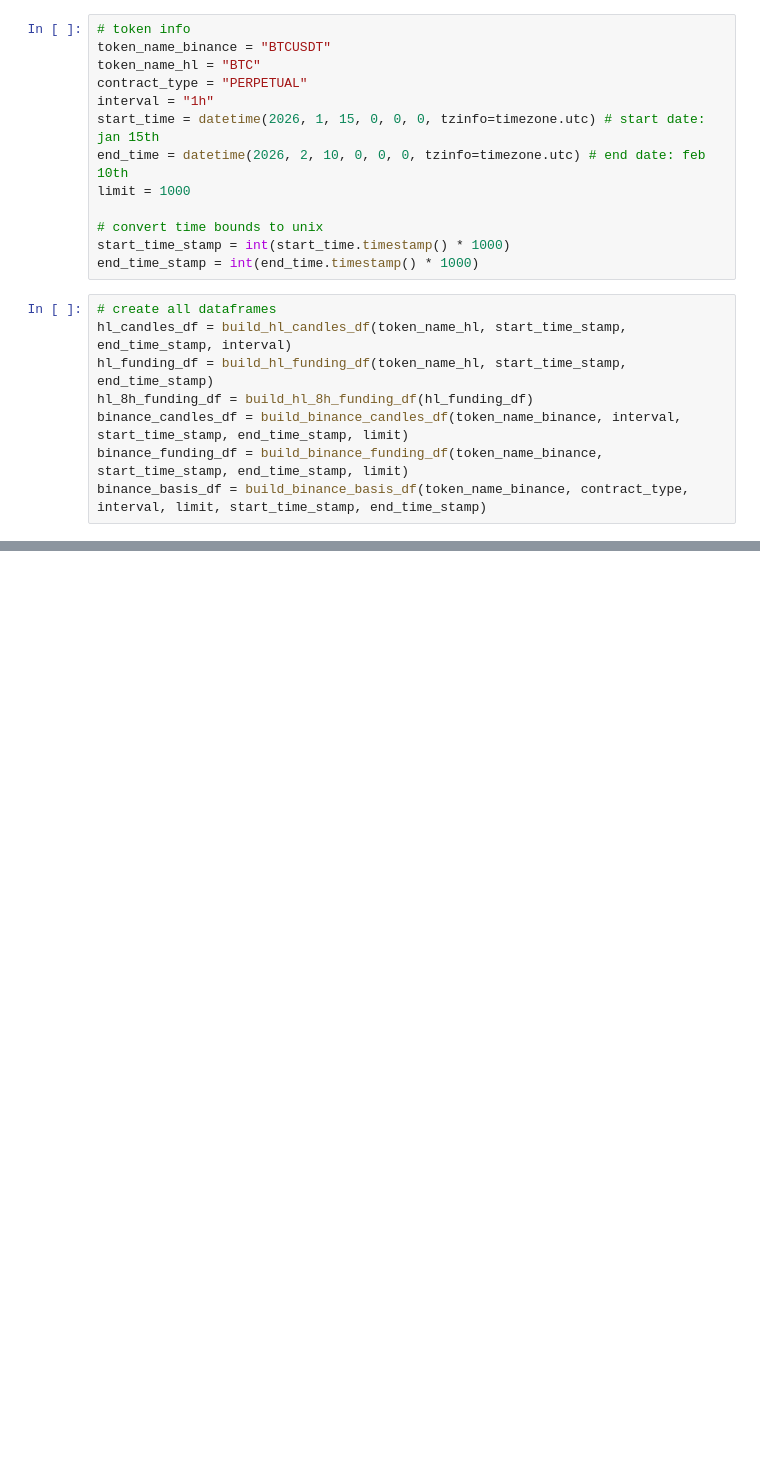
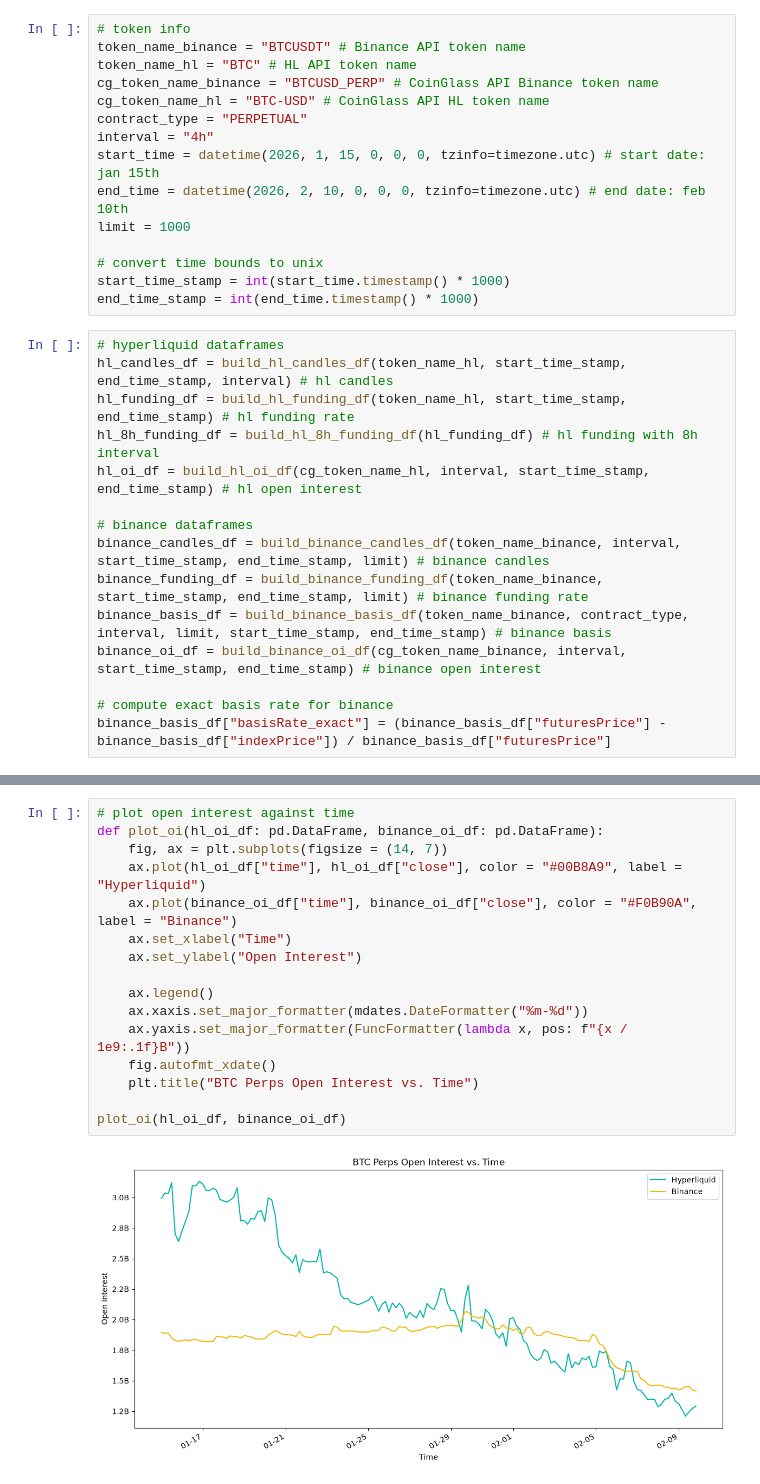
Before and after one commit to cwispychikin/perp-exchanges-data, a Jupyter notebook: exchanges/analysis.ipynb, the cells around one changed output, grey strips where cells are left out. Drawn from its saved outputs; the diff is of its cells as text; blank space fills up the shorter version.

Commit message:
Add open interest data, rework existing analysis

```diff
--- a/exchanges/analysis.ipynb
+++ b/exchanges/analysis.ipynb
@@ -10,9 +16,11 @@ from binance.binance_candles import build_binance_candles_df
 # %%
 # token info
-token_name_binance = "BTCUSDT"
-token_name_hl = "BTC"
+token_name_binance = "BTCUSDT" # Binance API token name
+token_name_hl = "BTC" # HL API token name
+cg_token_name_binance = "BTCUSD_PERP" # CoinGlass API Binance token name
+cg_token_name_hl = "BTC-USD" # CoinGlass API HL token name
 contract_type = "PERPETUAL"
-interval = "1h"
+interval = "4h"
 start_time = datetime(2026, 1, 15, 0, 0, 0, tzinfo=timezone.utc) # start date: jan 15th
 end_time = datetime(2026, 2, 10, 0, 0, 0, tzinfo=timezone.utc) # end date: feb 10th
 limit = 1000
@@ -21,10 +29,17 @@ limit = 1000
 start_time_stamp = int(start_time.timestamp() * 1000)
 end_time_stamp = int(end_time.timestamp() * 1000)
 # %%
-# create all dataframes
-hl_candles_df = build_hl_candles_df(token_name_hl, start_time_stamp, end_time_stamp, interval)
-hl_funding_df = build_hl_funding_df(token_name_hl, start_time_stamp, end_time_stamp)
-hl_8h_funding_df = build_hl_8h_funding_df(hl_funding_df)
-binance_candles_df = build_binance_candles_df(token_name_binance, interval, start_time_stamp, end_time_stamp, limit)
-binance_funding_df = build_binance_funding_df(token_name_binance, start_time_stamp, end_time_stamp, limit)
-binance_basis_df = build_binance_basis_df(token_name_binance, contract_type, interval, limit, start_time_stamp, end_time_stamp)
+# hyperliquid dataframes
+hl_candles_df = build_hl_candles_df(token_name_hl, start_time_stamp, end_time_stamp, interval) # hl candles
+hl_funding_df = build_hl_funding_df(token_name_hl, start_time_stamp, end_time_stamp) # hl funding rate
+hl_8h_funding_df = build_hl_8h_funding_df(hl_funding_df) # hl funding with 8h interval
+hl_oi_df = build_hl_oi_df(cg_token_name_hl, interval, start_time_stamp, end_time_stamp) # hl open interest
+
+# binance dataframes
+binance_candles_df = build_binance_candles_df(token_name_binance, interval, start_time_stamp, end_time_stamp, limit) # binance candles
+binance_funding_df = build_binance_funding_df(token_name_binance, start_time_stamp, end_time_stamp, limit) # binance funding rate
+binance_basis_df = build_binance_basis_df(token_name_binance, contract_type, interval, limit, start_time_stamp, end_time_stamp) # binance basis
+binance_oi_df = build_binance_oi_df(cg_token_name_binance, interval, start_time_stamp, end_time_stamp) # binance open interest
+
+# compute exact basis rate for binance
+binance_basis_df["basisRate_exact"] = (binance_basis_df["futuresPrice"] - binance_basis_df["indexPrice"]) / binance_basis_df["futuresPrice"]
@@ -148,0 +136,18 @@ plot_basis(hl_funding_df)
+# %%
+# plot open interest against time
+def plot_oi(hl_oi_df: pd.DataFrame, binance_oi_df: pd.DataFrame):
+    fig, ax = plt.subplots(figsize = (14, 7))
+    ax.plot(hl_oi_df["time"], hl_oi_df["close"], color = "#00B8A9", label = "Hyperliquid")
+    ax.plot(binance_oi_df["time"], binance_oi_df["close"], color = "#F0B90A", label = "Binance")
+    ax.set_xlabel("Time")
+    ax.set_ylabel("Open Interest")
+
+    ax.legend()
+    ax.xaxis.set_major_formatter(mdates.DateFormatter("%m-%d"))
+    ax.yaxis.set_major_formatter(FuncFormatter(lambda x, pos: f"{x / 1e9:.1f}B"))
+    fig.autofmt_xdate()
+    plt.title("BTC Perps Open Interest vs. Time")
+
+plot_oi(hl_oi_df, binance_oi_df)
+# %% [output]
+[figure, added]
```
Also changed, not shown: parts of 8 cells of this notebook, 12 other files.
